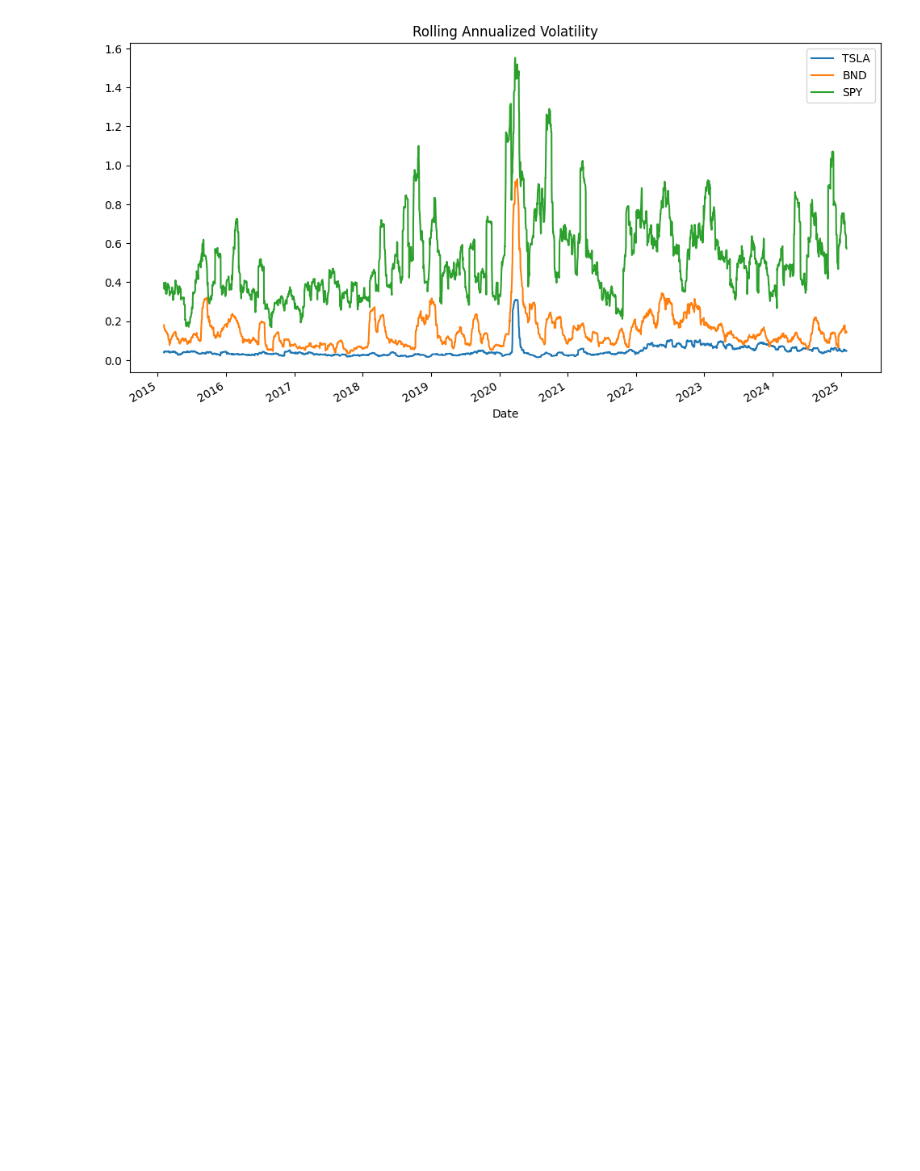
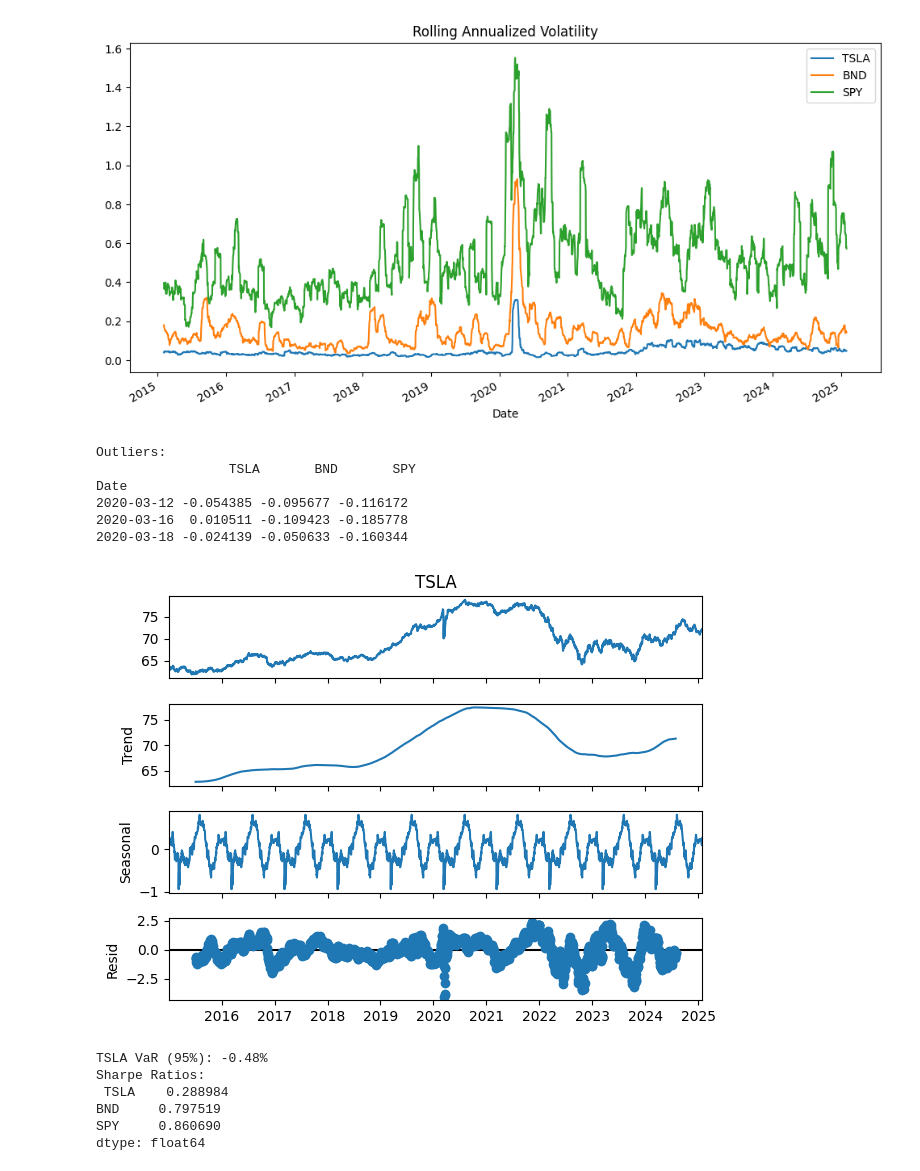
Before and after one commit to malzbanker/AIM_WEEK_11, a Jupyter notebook: notebooks/eda.ipynb, the cells around one changed output. Cells and saved outputs as stored; diff of their text form; code cells hidden in the pictures; blank space fills up the shorter version.

Commit message:
VaR and Sharpe Ratio, Time series decomposition (TSLA)

```diff
--- a/notebooks/eda.ipynb
+++ b/notebooks/eda.ipynb
@@ -82,3 +82,35 @@ plt.title('Rolling Annualized Volatility')
 plt.show()
 # %% [output]
 [figure]
+# %%
+# Outlier detection (3σ)
+outliers = returns[(np.abs(returns - returns.mean()) > 3 * returns.std())]
+print('Outliers:\n', outliers.dropna())
+# %% [output]
+Outliers:
+                 TSLA       BND       SPY
+Date
+2020-03-12 -0.054385 -0.095677 -0.116172
+2020-03-16  0.010511 -0.109423 -0.185778
+2020-03-18 -0.024139 -0.050633 -0.160344
+# %%
+# Time series decomposition (TSLA)
+tsla = data['TSLA'].dropna()
+decomposition = seasonal_decompose(tsla, model='additive', period=252)
+decomposition.plot()
+plt.show()
+# %% [output]
+[figure, added]
+# %%
+# VaR and Sharpe Ratio
+var_95 = returns['TSLA'].quantile(0.05)
+annualized_sharpe = (returns.mean() * 252) / (returns.std() * np.sqrt(252))
+print(f'TSLA VaR (95%): {var_95:.2%}')
+print('Sharpe Ratios:\n', annualized_sharpe)
+# %% [output]
+TSLA VaR (95%): -0.48%
+Sharpe Ratios:
+ TSLA    0.288984
+BND     0.797519
+SPY     0.860690
+dtype: float64
```
